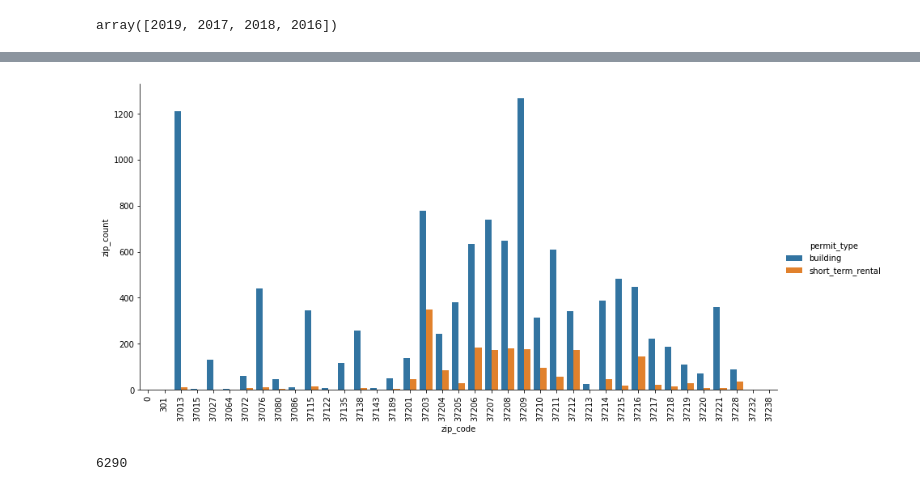
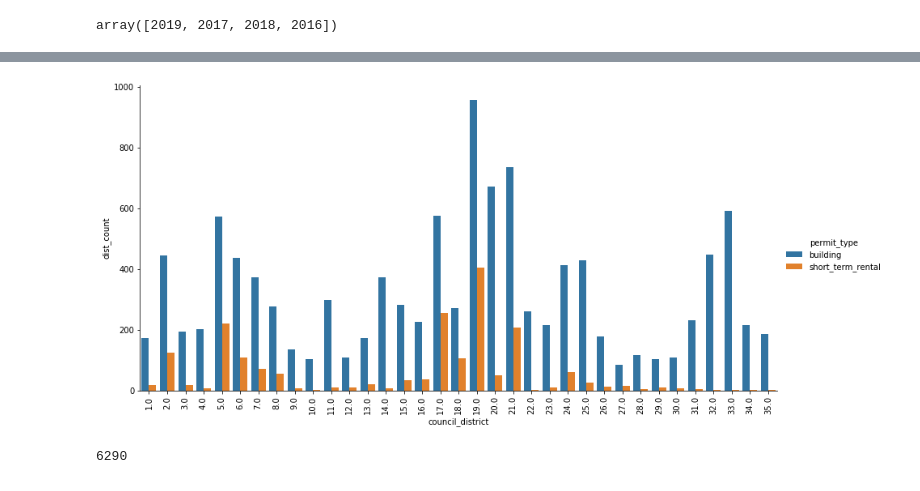
Before and after one commit to NSS-Data-Instructional-Stuff/data-analytics-jumpstart, a Jupyter notebook: da_js_dq2_testing/test_data_question.ipynb, the cells around one changed output, grey strips where cells are left out. Drawn from its saved outputs; the diff is of its cells as text; code cells hidden in the pictures.

```diff
--- a/da_js_dq2_testing/test_data_question.ipynb
+++ b/da_js_dq2_testing/test_data_question.ipynb
@@ -184,3 +202,3 @@ short_term_rental_permits['issued'] = pd.to_datetime(short_term_rental_permits['
 # %%
-strp_2019 = short_term_rental_permits[(short_term_rental_permits['issued'] <= max(building_permits_2019['date_issued']))&
-                                                      (short_term_rental_permits['issued'] >= min(building_permits_2019['date_issued']))]
+strp_2019 = strp[(strp['issued'] <= max(building_permits_2019['date_issued']))&
+                                                      (strp['issued'] >= min(building_permits_2019['date_issued']))]
@@ -191,11 +205,15 @@ strp_2019_zip_gb['zip_code'] = strp_2019_zip_gb['zip_code'].astype(str)
+# %%
+strp_2019_council_gb = strp_2019.groupby('council_district').count().reset_index().iloc[:,:2]
+strp_2019_council_gb.columns = ['council_district', 'dist_count']
+strp_2019_council_gb['council_district'] = strp_2019_council_gb['council_district']
 # %%
-strp_2019_zip_gb['permit_type'] = 'short_term_rental'
-building_permits_2019_zip_gb['permit_type'] = 'building'
+strp_2019_council_gb['permit_type'] = 'short_term_rental'
+building_permits_2019_council_gb['permit_type'] = 'building'
 # %%
-building_strp_2019 = pd.concat([building_permits_2019_zip_gb, strp_2019_zip_gb])
+building_strp_2019 = pd.concat([building_permits_2019_council_gb, strp_2019_council_gb])
 # %%
-g = sns.catplot(x="zip_code", y="zip_count", hue="permit_type", data=building_strp_2019, kind="bar", height = 6, aspect = 2)
+g = sns.catplot(x="council_district", y="dist_count", hue="permit_type", data=building_strp_2019, kind="bar", height = 6, aspect = 2)
 plt.xticks(rotation = 90);
 # %% [output]
-[figure, old version]
+[figure, new version]
 # %%
```
Also changed, not shown: parts of 39 cells of this notebook.
